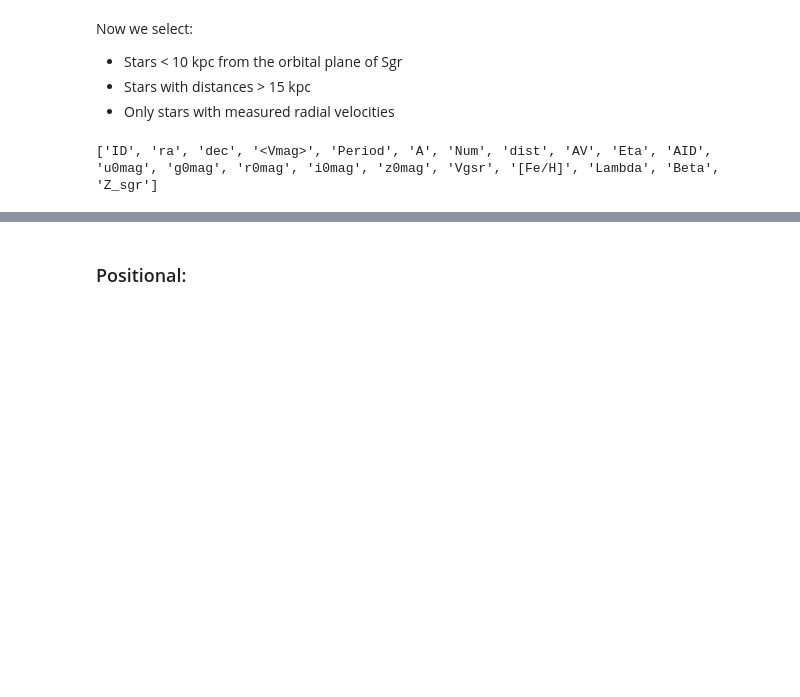
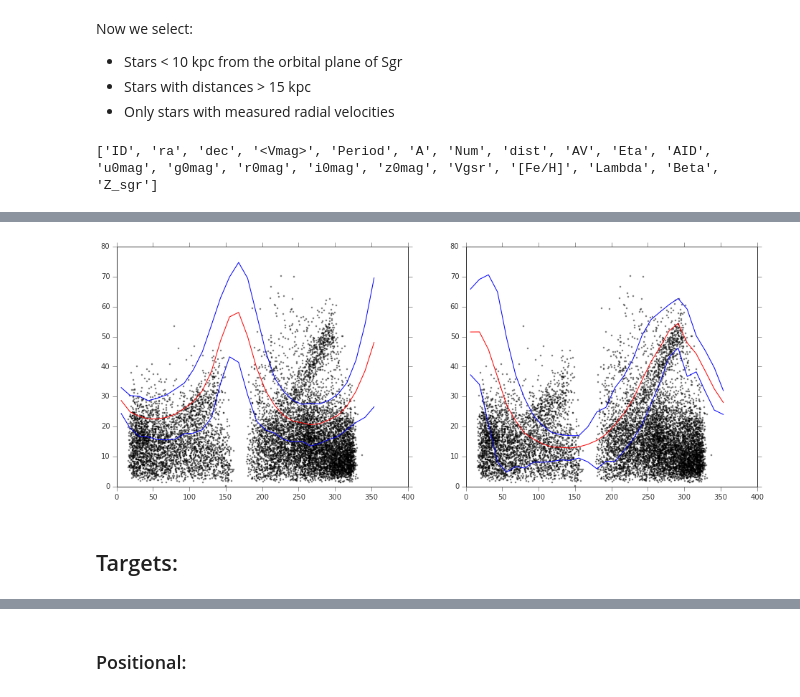
Before and after one commit to adrn/streams, a Jupyter notebook: text/notebooks/Spitzer RR Lyrae Selection.ipynb, the cells around one changed output, grey strips where cells are left out. Saved outputs shown, nothing was run; the diff lists cells and outputs as text; code cells hidden in the pictures; blank space fills up the shorter version.

```diff
--- a/text/notebooks/Spitzer RR Lyrae Selection.ipynb
+++ b/text/notebooks/Spitzer RR Lyrae Selection.ipynb
@@ -60,0 +123,11 @@ axes[0].set_ylim(axes[1].get_ylim())
+# %%
+fig,axes = plt.subplots(1,2,figsize=(16,6))
+for ii,lmflag in enumerate([-1,1]):
+    axes[ii].plot(sgr_catalina["Lambda"], sgr_catalina["dist"], marker='.', linestyle='none', alpha=0.5, c='k')
+    axes[ii].plot(Lambda_bins[lmflag], median_dists[lmflag], c='r')
+    axes[ii].plot(Lambda_bins[lmflag], median_dists[lmflag]+3*dist_scatters[lmflag], c='b')
+    axes[ii].plot(Lambda_bins[lmflag], median_dists[lmflag]-3*dist_scatters[lmflag], c='b')
+# %% [output]
+[figure, added]
+# %% [markdown]
+## Targets:
```
Also changed, not shown: parts of 27 cells of this notebook.
